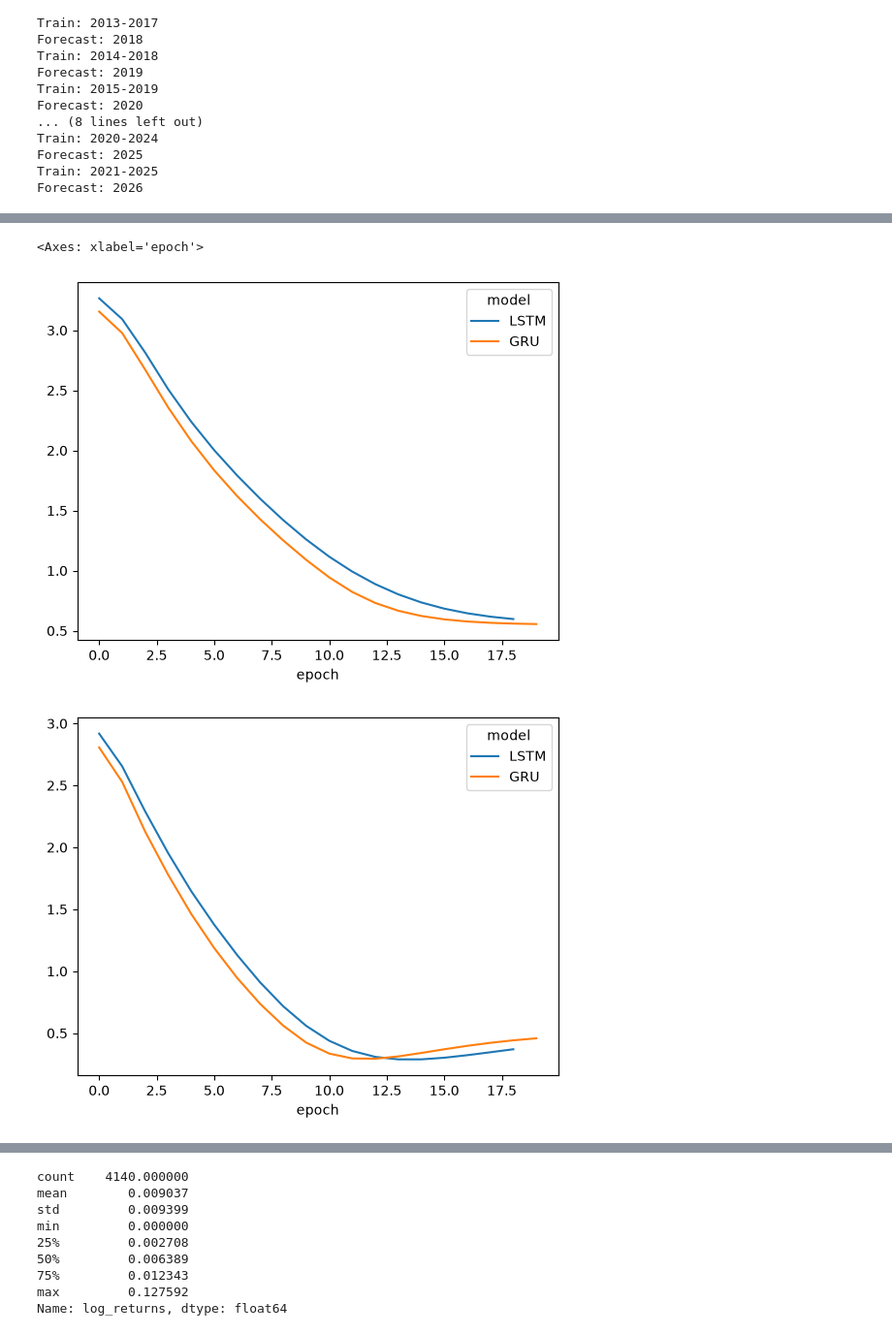
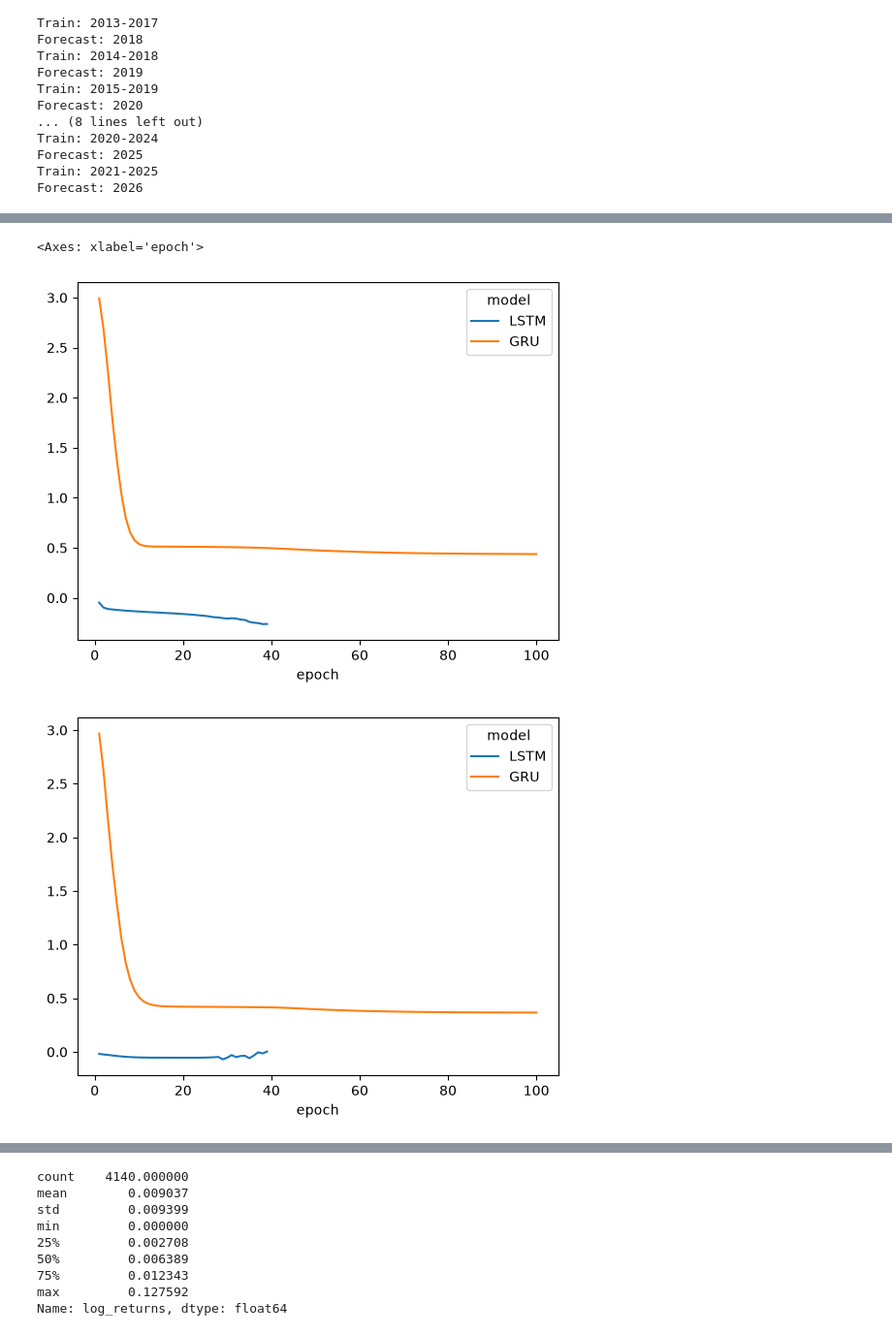
Before and after one commit to nemethbandi/Szakdolgozat, a Jupyter notebook: Kódbázis/notebooks/main.ipynb, the cells around one changed output, grey strips where cells are left out. Shown at 97% size. Cells and saved outputs as stored; diff of their text form; code cells hidden in the pictures.

```diff
--- a/Kódbázis/notebooks/main.ipynb
+++ b/Kódbázis/notebooks/main.ipynb
@@ -194,8 +213,8 @@ pivoted = loss_df.pivot(index="epoch", columns=["train_start", "model"], values=
 # %%
-np.log(pivoted["train_loss"][2018]).plot()
-np.log(pivoted["validation_loss"][2018]).plot()
+np.log(pivoted["train_loss"][2020]).plot()
+np.log(pivoted["validation_loss"][2020]).plot()
 # %% [output]
 <Axes: xlabel='epoch'>
-[figure, old version]
+[figure, new version]
-[figure, old version]
+[figure, new version]
 # %%
```
Also changed, not shown: parts of 2 cells of this notebook, 2 other files.
